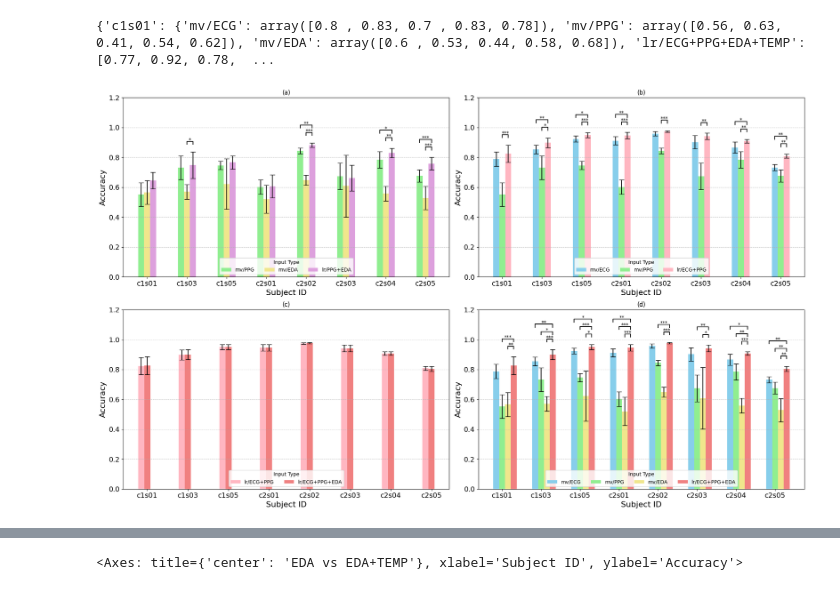
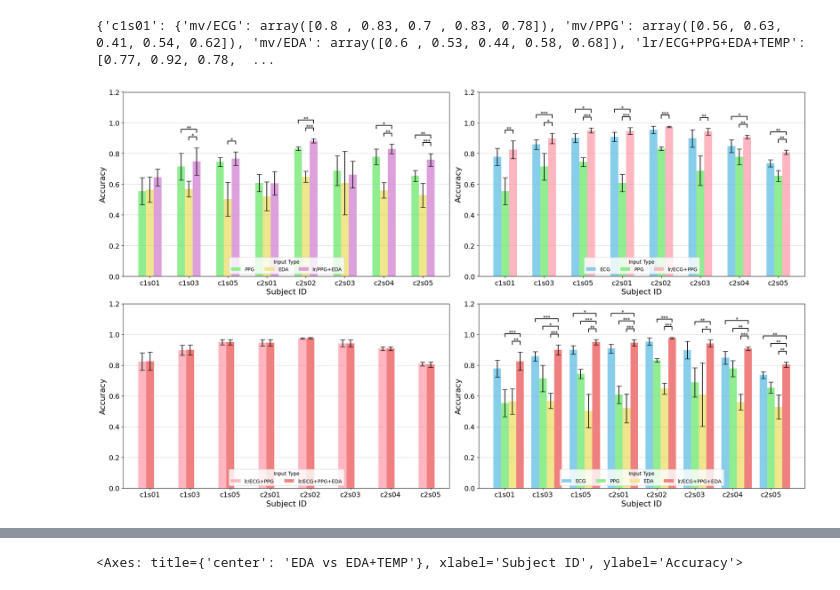
Before and after one commit to PSI-TAMU/PhysioCGM, a Jupyter notebook: hypoglycemia_prediction/notebooks/show_results.ipynb, the cells around one changed output, grey strips where cells are left out. Cells and saved outputs as stored; diff of their text form; code cells hidden in the pictures.

```diff
--- a/hypoglycemia_prediction/notebooks/show_results.ipynb
+++ b/hypoglycemia_prediction/notebooks/show_results.ipynb
@@ -234,7 +234,7 @@ print(cgm_results)
 # %% [output]
 {'c1s01': {'mv/ECG': array([0.8 , 0.83, 0.7 , 0.83, 0.78]), 'mv/PPG': array([0.56, 0.63, 0.41, 0.54, 0.62]), 'mv/EDA': array([0.6 , 0.53, 0.44, 0.58, 0.68])}, 'c1s03': {'mv/ECG': array([0.87, 0.9 , 0. ...
 # %%
-types = ['ECG+PPG+EDA+TEMP', 'ECG+PPG+EDA', 'ECG+PPG', 'PPG+EDA', 'EDA+TEMP']
+types = ['ECG+PPG+EDA+TEMP', 'ECG+PPG+EDA', 'ECG+PPG', 'PPG+EDA', 'EDA+TEMP', 'ECG', 'PPG', 'EDA']
 for subject_id in subjects:
     print(subject_id)
     MoE_results_path = '../results/MoE_avgp/{}/LR.log'.format(subject_id)
@@ -242,7 +242,10 @@ for subject_id in subjects:
         continue
 
     for type in types:
-        cgm_results[subject_id][f'lr/{type}'] = []
+        if "+" in type:
+            cgm_results[subject_id][f'lr/{type}'] = []
+        else:
+            cgm_results[subject_id][f'{type}'] = []
 
     with open(MoE_results_path) as f:
         lines = f.readlines()
@@ -250,7 +253,10 @@ for subject_id in subjects:
             for type in types:
                 if type  == line.split(' ')[0]:
                     acc = float(line.split(' ')[-1])
-                    cgm_results[subject_id][f'lr/{type}'].append(acc)
+                    if "+" not in type:
+                        cgm_results[subject_id][type].append(acc)
+                    else:
+                        cgm_results[subject_id][f'lr/{type}'].append(acc)
 # %% [output]
 c1s01
 c1s03
@@ -264,8 +270,8 @@ c2s05
 def show_plot(ax, cgm_results, categories, title='CGM-Level Detection', show_text=False):
     # Process data for the bar plot
     subject_ids = list(cgm_results.keys())
-    x = np.arange(len(subject_ids))
-    bar_width = 0.15
+    x = np.arange(len(subject_ids)) * 0.5
+    bar_width = 0.1
 
     # Extract mean accuracy for each category per subject
     mean_accuracies = {
@@ -282,6 +288,9 @@ def show_plot(ax, cgm_results, categories, title='CGM-Level Detection', show_tex
         'mv/ECG': 'skyblue',
         'mv/PPG': 'lightgreen',
         'mv/EDA': 'khaki',
+        'ECG': 'skyblue',
+        'PPG': 'lightgreen',
+        'EDA': 'khaki',
         'lr/ECG+PPG+EDA': 'lightcoral',
         'lr/ECG+PPG': 'lightpink',
         'lr/PPG+EDA': 'plum',
@@ -376,14 +385,14 @@ print(cgm_results)
 # %%
 fig, axes = plt.subplots(2, 2, figsize=(20, 12))
 
-show_plot(axes[0, 0], cgm_results, ['mv/PPG', 'mv/EDA', 'lr/PPG+EDA'], title='(a)')
-show_plot(axes[0, 1], cgm_results, ['mv/ECG', 'mv/PPG', 'lr/ECG+PPG'], title='(b)')
-show_plot(axes[1, 0], cgm_results, ['lr/ECG+PPG', 'lr/ECG+PPG+EDA'], title='(c)')
-show_plot(axes[1, 1], cgm_results, ['mv/ECG', 'mv/PPG', 'mv/EDA', 'lr/ECG+PPG+EDA'], title='(d)')
+show_plot(axes[0, 0], cgm_results, ['PPG', 'EDA', 'lr/PPG+EDA'], title="")
+show_plot(axes[0, 1], cgm_results, ['ECG', 'PPG', 'lr/ECG+PPG'], title="")
+show_plot(axes[1, 0], cgm_results, ['lr/ECG+PPG', 'lr/ECG+PPG+EDA'], title="")
+show_plot(axes[1, 1], cgm_results, ['ECG', 'PPG', 'EDA', 'lr/ECG+PPG+EDA'], title="")
 plt.tight_layout()
 plt.show()
 # %% [output]
-[figure, old version]
+[figure, new version]
 # %%
 # # comparison between differnet models
 # categories = ['lr/ECG+PPG+EDA','lr/ECG+PPG', 'lr/PPG+EDA']
```
Also changed, not shown: parts of 1 cell of this notebook, 5 other files.
